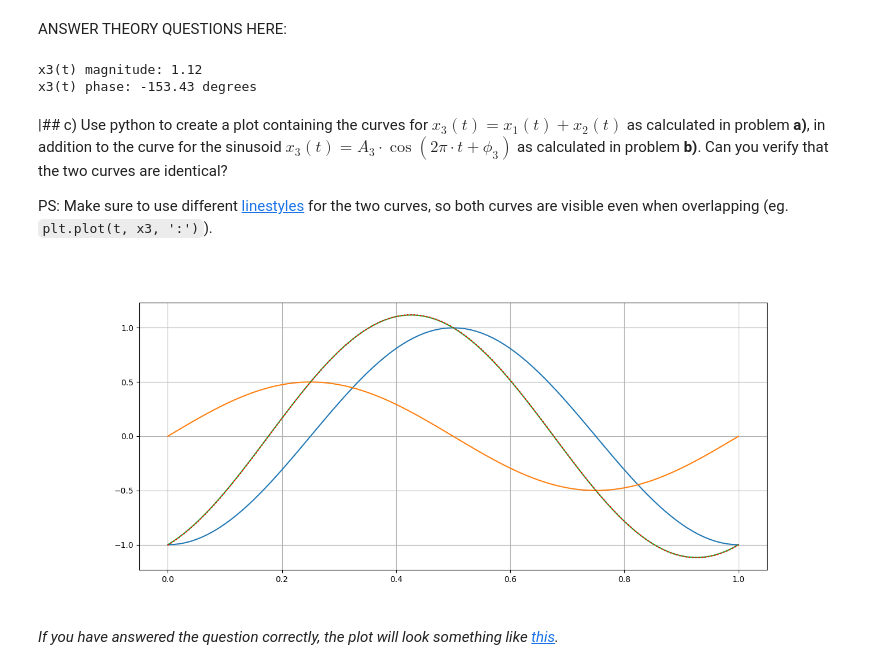
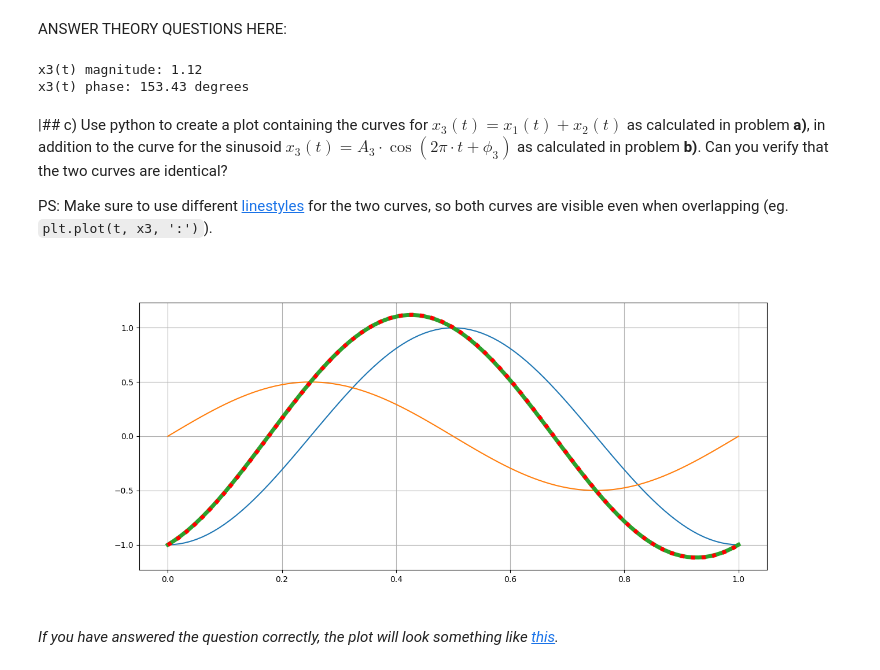
Before and after one commit to Mortenms/AIS2201_Exercises, a Jupyter notebook: Exercise_2/1_adding_sines.ipynb, the cells around one changed output. Cells and saved outputs as stored; diff of their text form; code cells hidden in the pictures.

```diff
--- a/Exercise_2/1_adding_sines.ipynb
+++ b/Exercise_2/1_adding_sines.ipynb
@@ -52,8 +52,8 @@ Use the vector addition principle to calculate magnitude and phase (in degrees)
 ANSWER THEORY QUESTIONS HERE:
 # %%
 # WRITE YOUR CODE HERE:
-x3_mag = np.sqrt(0.5**2 + 1**2)
-x3_phase = np.arctan2(-A2,A1)*(180/np.pi)
+x3_mag = np.sqrt(0.5**2 + (-1)**2)
+x3_phase = -np.arctan2(-0.5, -1)*(180/np.pi)
 
 
 
@@ -61,7 +61,7 @@ print(f"x3(t) magnitude: {x3_mag:.2f}")
 print(f"x3(t) phase: {x3_phase:.2f} degrees")
 # %% [output]
 x3(t) magnitude: 1.12
-x3(t) phase: -153.43 degrees
+x3(t) phase: 153.43 degrees
 # %% [markdown]
 |## c)
 Use python to create a plot containing the curves for $x_3(t)=x_1(t) + x_2(t)$ as calculated in problem **a)**, in addition to the curve for the sinusoid $x_3(t) = A_3 \cdot \cos(2\pi \cdot t +\phi_3)$ as calculated in problem **b)**. Can you verify that the two curves are identical?
@@ -70,19 +70,19 @@ PS: Make sure to use different [linestyles](https://matplotlib.org/stable/galler
 # %%
 # WRITE YOUR CODE HERE:
 
 x1 = A1 * np.cos(2 * np.pi * t)
 x2 = A2 * np.sin(2 * np.pi * t)
 x3 = x1 + x2
-x3_s = 1.12 * np.sin(2*np.pi * t + -1.11)
+x3_s = 1.12 * np.sin(2*np.pi * t + x3_phase)
 
 plt.figure(figsize=(14, 6))
 plt.plot(t, x1)
 plt.plot(t, x2)
-plt.plot(t, x3)
-plt.plot(t, x3_s,':', color='red')
+plt.plot(t, x3, linewidth = 5)
+plt.plot(t, x3_s,':', linewidth = 5,color='red')
 plt.grid(True)
 # %% [output]
-[figure, old version]
+[figure, new version]
 # %% [markdown]
 *If you have answered the question correctly, the plot will look something like [this](Figurer/task1c_sol.png).*
 # %% [markdown]
```
Also changed, not shown: 3 other files.
